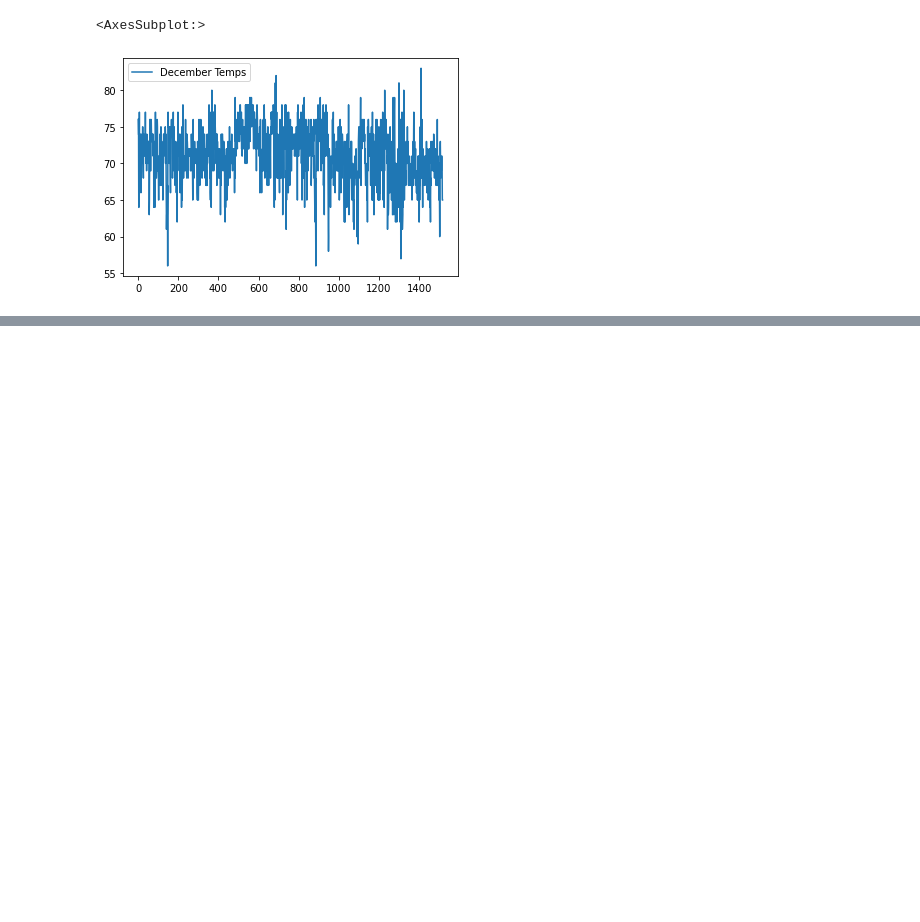
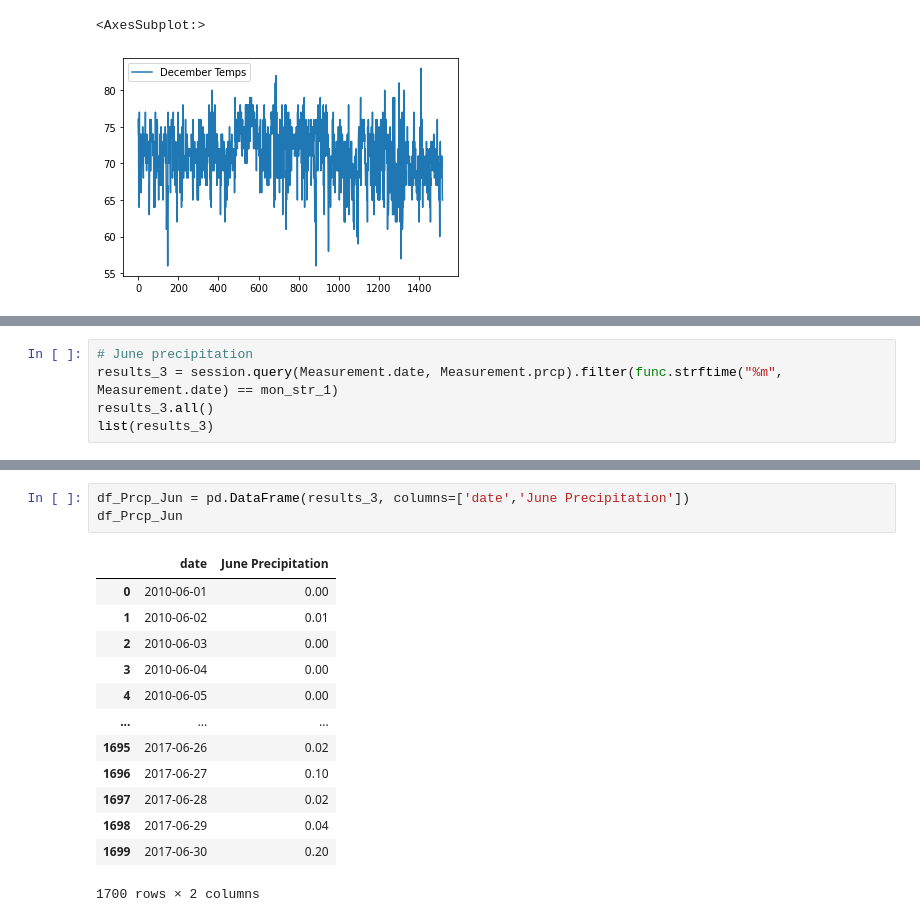
Before and after one commit to hankai26/surfs_up, a Jupyter notebook: SurfsUp_Challenge.ipynb, the cells around one changed output, grey strips where cells are left out. Drawn from its saved outputs; the diff is of its cells as text; blank space fills up the shorter version.

```diff
--- a/SurfsUp_Challenge.ipynb
+++ b/SurfsUp_Challenge.ipynb
@@ -160,0 +175,5 @@ df_Dec.plot()
+# %%
+# June precipitation
+results_3 = session.query(Measurement.date, Measurement.prcp).filter(func.strftime("%m", Measurement.date) == mon_str_1)
+results_3.all()
+list(results_3)
@@ -160,0 +221,17 @@ df_Dec.plot()
+# %%
+df_Prcp_Jun = pd.DataFrame(results_3, columns=['date','June Precipitation'])
+df_Prcp_Jun
+# %% [output]
+|  | date | June Precipitation |
+| 0 | 2010-06-01 | 0.00 |
+| 1 | 2010-06-02 | 0.01 |
+| 2 | 2010-06-03 | 0.00 |
+| 3 | 2010-06-04 | 0.00 |
+| 4 | 2010-06-05 | 0.00 |
+| ... | ... | ... |
+| 1695 | 2017-06-26 | 0.02 |
+| 1696 | 2017-06-27 | 0.10 |
+| 1697 | 2017-06-28 | 0.02 |
+| 1698 | 2017-06-29 | 0.04 |
+| 1699 | 2017-06-30 | 0.20 |
+1700 rows × 2 columns
```
Also changed, not shown: parts of 7 cells of this notebook, 1 other file.
